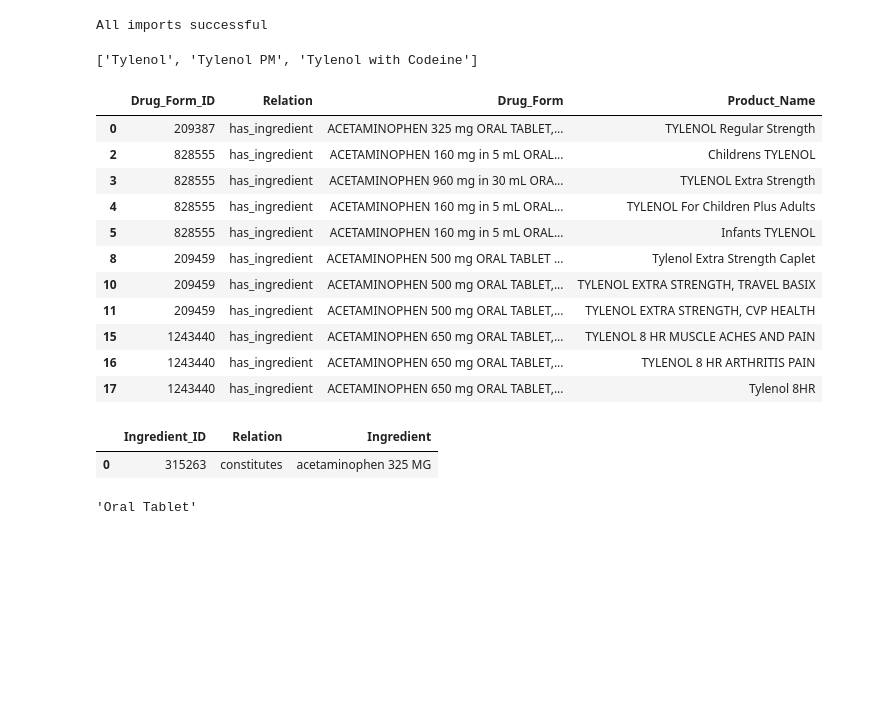
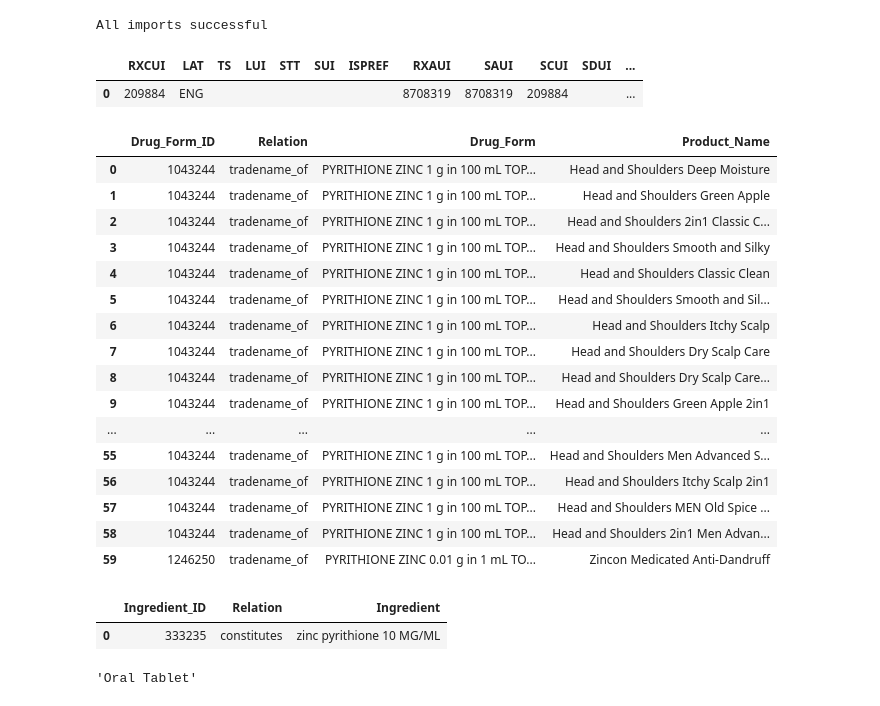
Before and after one commit to phanguy30/med_compare, a Jupyter notebook: data.ipynb, the cells around one changed output. Cells and saved outputs as stored; diff of their text form; code cells hidden in the pictures; blank space fills up the shorter version.

```diff
--- a/data.ipynb
+++ b/data.ipynb
@@ -29,75 +29,68 @@ from sqlalchemy import text
 
 def Searchbar(term):
     # Use text() to safely wrap your query
-    sql = text("SELECT * FROM RXNCONSO WHERE STR LIKE :term AND TTY = 'BN'")
+    sql = text("SELECT * FROM RXNCONSO WHERE STR LIKE :term AND TTY IN ('BN','DP')")
 
     with engine.connect() as conn:
         # Pass the parameter as a dictionary
         result = pd.read_sql(sql, conn, params={'term': f'%{term}%'})
     return result
 
-x = Searchbar("Tylenol")
-list(x["STR"])
+x = Searchbar("Crew")
+x
 # %% [output]
-['Tylenol', 'Tylenol PM', 'Tylenol with Codeine']
+|  | RXCUI | LAT | TS | LUI | STT | SUI | ISPREF | RXAUI | SAUI | SCUI | SDUI | ... |
+| 0 | 209884 | ENG |  |  |  |  |  | 8708319 | 8708319 | 209884 |  | ... |
 # %%
 def Fetch_Drug_Form(name):
-
-    query1 = text("""
-        SELECT RXCUI
-        FROM RXNCONSO
-        WHERE STR = :name AND TTY = 'BN'
-    """)
-
-    with engine.connect() as conn:
-        result1 = pd.read_sql(query1, conn, params={"name": name})
-
-    if result1.empty:
-        return pd.DataFrame()
-
-    drug_id = result1["RXCUI"].iloc[0]
+    drug_id = 209884
 
     query2 = text("""
         SELECT DISTINCT
             r.RXCUI2 AS Drug_Form_ID,
             r.RELA AS Relation,
             c.STR AS Drug_Form
         FROM RXNCONSO c
         JOIN RXNREL r ON c.RXCUI = r.RXCUI2
         WHERE r.RXCUI1 = :drug_id
           AND c.TTY = 'DP'
     """)
 
     with engine.connect() as conn:
         result = pd.read_sql(query2, conn, params={"drug_id": drug_id})
 
     # Create Product_Name first
     result["Product_Name"] = result["Drug_Form"].str.extract(r'\[(.*?)\]')
     result["Product_Name"] = result["Product_Name"].fillna(result["Drug_Form"])
 
     # Case-insensitive dedup
     result = (
         result.assign(Product_Name_lower=result["Product_Name"].str.lower())
               .drop_duplicates(subset="Product_Name_lower")
               .drop(columns="Product_Name_lower")
     )
 
     return result
 
-Fetch_Drug_Form("Tylenol")
+Fetch_Drug_Form(209884)
 # %% [output]
 |  | Drug_Form_ID | Relation | Drug_Form | Product_Name |
-| 0 | 209387 | has_ingredient | ACETAMINOPHEN 325 mg ORAL TABLET,... | TYLENOL Regular Strength |
-| 2 | 828555 | has_ingredient | ACETAMINOPHEN 160 mg in 5 mL ORAL... | Childrens TYLENOL |
-| 3 | 828555 | has_ingredient | ACETAMINOPHEN 960 mg in 30 mL ORA... | TYLENOL Extra Strength |
-| 4 | 828555 | has_ingredient | ACETAMINOPHEN 160 mg in 5 mL ORAL... | TYLENOL For Children Plus Adults |
-| 5 | 828555 | has_ingredient | ACETAMINOPHEN 160 mg in 5 mL ORAL... | Infants TYLENOL |
-| 8 | 209459 | has_ingredient | ACETAMINOPHEN 500 mg ORAL TABLET ... | Tylenol Extra Strength Caplet |
-| 10 | 209459 | has_ingredient | ACETAMINOPHEN 500 mg ORAL TABLET,... | TYLENOL EXTRA STRENGTH, TRAVEL BASIX |
-| 11 | 209459 | has_ingredient | ACETAMINOPHEN 500 mg ORAL TABLET,... | TYLENOL EXTRA STRENGTH, CVP HEALTH |
-| 15 | 1243440 | has_ingredient | ACETAMINOPHEN 650 mg ORAL TABLET,... | TYLENOL 8 HR MUSCLE ACHES AND PAIN |
-| 16 | 1243440 | has_ingredient | ACETAMINOPHEN 650 mg ORAL TABLET,... | TYLENOL 8 HR ARTHRITIS PAIN |
-| 17 | 1243440 | has_ingredient | ACETAMINOPHEN 650 mg ORAL TABLET,... | Tylenol 8HR |
+| 0 | 1043244 | tradename_of | PYRITHIONE ZINC 1 g in 100 mL TOP... | Head and Shoulders Deep Moisture |
+| 1 | 1043244 | tradename_of | PYRITHIONE ZINC 1 g in 100 mL TOP... | Head and Shoulders Green Apple |
+| 2 | 1043244 | tradename_of | PYRITHIONE ZINC 1 g in 100 mL TOP... | Head and Shoulders 2in1 Classic C... |
+| 3 | 1043244 | tradename_of | PYRITHIONE ZINC 1 g in 100 mL TOP... | Head and Shoulders Smooth and Silky |
+| 4 | 1043244 | tradename_of | PYRITHIONE ZINC 1 g in 100 mL TOP... | Head and Shoulders Classic Clean |
+| 5 | 1043244 | tradename_of | PYRITHIONE ZINC 1 g in 100 mL TOP... | Head and Shoulders Smooth and Sil... |
+| 6 | 1043244 | tradename_of | PYRITHIONE ZINC 1 g in 100 mL TOP... | Head and Shoulders Itchy Scalp |
+| 7 | 1043244 | tradename_of | PYRITHIONE ZINC 1 g in 100 mL TOP... | Head and Shoulders Dry Scalp Care |
+| 8 | 1043244 | tradename_of | PYRITHIONE ZINC 1 g in 100 mL TOP... | Head and Shoulders Dry Scalp Care... |
+| 9 | 1043244 | tradename_of | PYRITHIONE ZINC 1 g in 100 mL TOP... | Head and Shoulders Green Apple 2in1 |
+| ... | ... | ... | ... | ... |
+| 55 | 1043244 | tradename_of | PYRITHIONE ZINC 1 g in 100 mL TOP... | Head and Shoulders Men Advanced S... |
+| 56 | 1043244 | tradename_of | PYRITHIONE ZINC 1 g in 100 mL TOP... | Head and Shoulders Itchy Scalp 2in1 |
+| 57 | 1043244 | tradename_of | PYRITHIONE ZINC 1 g in 100 mL TOP... | Head and Shoulders MEN Old Spice ... |
+| 58 | 1043244 | tradename_of | PYRITHIONE ZINC 1 g in 100 mL TOP... | Head and Shoulders 2in1 Men Advan... |
+| 59 | 1246250 | tradename_of | PYRITHIONE ZINC 0.01 g in 1 mL TO... | Zincon Medicated Anti-Dandruff |
 # %%
 def Show_Ingredients(ID):
     query = f"""
@@ -111,12 +104,12 @@ def Show_Ingredients(ID):
     result1 = pd.read_sql(query, engine)
     return result1
 
-df = Show_Ingredients(209387)
+df = Show_Ingredients(209884)
 ingredients = list(df["Ingredient_ID"])
 df
 # %% [output]
 |  | Ingredient_ID | Relation | Ingredient |
-| 0 | 315263 | constitutes | acetaminophen 325 MG |
+| 0 | 333235 | constitutes | zinc pyrithione 10 MG/ML |
 # %%
 def Dose_Form(ID):
     query = f"""
```
Also changed, not shown: parts of 4 cells of this notebook.
